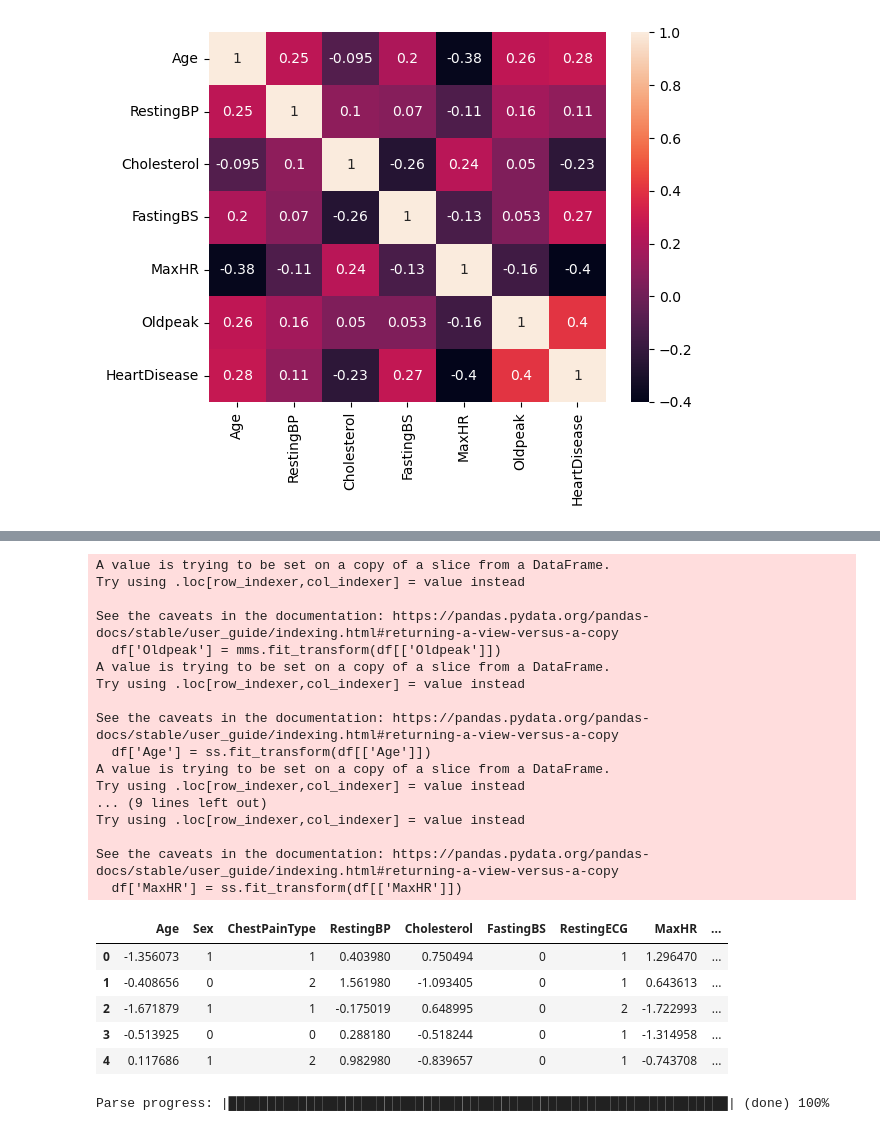
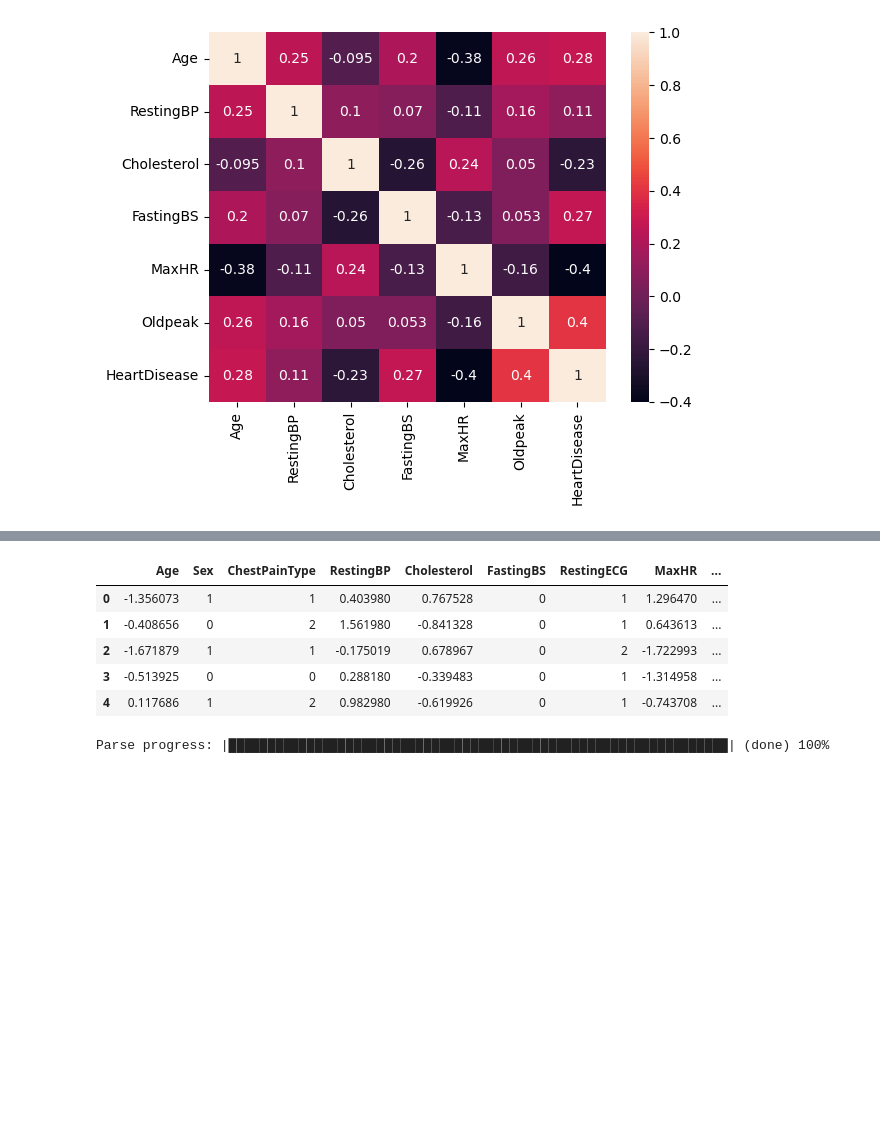
Before and after one commit to harikrishnad1997/BUAN_6337_Predictive_Analysis, a Jupyter notebook: Group project/HeartDiseaseGroupProject.ipynb, the cells around one changed output, grey strips where cells are left out. Drawn from its saved outputs; the diff is of its cells as text; code cells hidden in the pictures; blank space fills up the shorter version.

```diff
--- a/Group project/HeartDiseaseGroupProject.ipynb
+++ b/Group project/HeartDiseaseGroupProject.ipynb
@@ -79,3 +142,19 @@ df.describe().T
 | MaxHR | 918.0 | 136.809368 | 25.460334 | 60.0 | 120.00 | 138.0 | 156.0 | 202.0 |
 | Oldpeak | 918.0 | 0.887364 | 1.066570 | -2.6 | 0.00 | 0.6 | 1.5 | 6.2 |
 | HeartDisease | 918.0 | 0.553377 | 0.497414 | 0.0 | 0.00 | 1.0 | 1.0 | 1.0 |
+# %%
+#cp - chest_pain_type
+df.loc[df['ChestPainType'] == 0, 'ChestPainType'] = 'asymptomatic'
+df.loc[df['ChestPainType'] == 1, 'ChestPainType'] = 'atypical angina'
+df.loc[df['ChestPainType'] == 2, 'ChestPainType'] = 'non-anginal pain'
+df.loc[df['ChestPainType'] == 3, 'ChestPainType'] = 'typical angina'
+
+#restecg - rest_ecg_type
+df.loc[df['RestingECG'] == 0, 'RestingECG'] = 'left ventricular hypertrophy'
+df.loc[df['RestingECG'] == 1, 'RestingECG'] = 'normal'
+df.loc[df['RestingECG'] == 2, 'RestingECG'] = 'ST-T wave abnormality'
+
+#slope - st_slope_type
+df.loc[df['ST_Slope'] == 0, 'ST_Slope'] = 'downsloping'
+df.loc[df['ST_Slope'] == 1, 'ST_Slope'] = 'flat'
+df.loc[df['ST_Slope'] == 2, 'ST_Slope'] = 'upsloping'
@@ -124,4 +250,6 @@ for i in range(len(numerical_features) - 1):
 [figure]
 # %%
 df = df[df.Cholesterol != 0]
+# %%
+df = df[df.Cholesterol != 0]
 # %%
@@ -175,35 +362,19 @@ featureScores.sort_values(by="ANOVA Score")
 # %%
-from sklearn.preprocessing import MinMaxScaler,StandardScaler
+from sklearn.preprocessing import MinMaxScaler,StandardScaler, RobustScaler
 mms = MinMaxScaler() # Normalization
 ss = StandardScaler() # Standardization
+rs = RobustScaler()
 
 df['Oldpeak'] = mms.fit_transform(df[['Oldpeak']])
 df['Age'] = ss.fit_transform(df[['Age']])
 df['RestingBP'] = ss.fit_transform(df[['RestingBP']])
-df['Cholesterol'] = ss.fit_transform(df[['Cholesterol']])
+df['Cholesterol'] = rs.fit_transform(df[['Cholesterol']])
 df['MaxHR'] = ss.fit_transform(df[['MaxHR']])
 df.head()
 # %% [output]
-A value is trying to be set on a copy of a slice from a DataFrame.
-Try using .loc[row_indexer,col_indexer] = value instead
-
-See the caveats in the documentation: https://pandas.pydata.org/pandas-docs/stable/user_guide/indexing.html#returning-a-view-versus-a-copy
-  df['Oldpeak'] = mms.fit_transform(df[['Oldpeak']])
-A value is trying to be set on a copy of a slice from a DataFrame.
-Try using .loc[row_indexer,col_indexer] = value instead
-
-See the caveats in the documentation: https://pandas.pydata.org/pandas-docs/stable/user_guide/indexing.html#returning-a-view-versus-a-copy
-  df['Age'] = ss.fit_transform(df[['Age']])
-A value is trying to be set on a copy of a slice from a DataFrame.
-Try using .loc[row_indexer,col_indexer] = value instead
-... (9 lines left out)
-Try using .loc[row_indexer,col_indexer] = value instead
-
-See the caveats in the documentation: https://pandas.pydata.org/pandas-docs/stable/user_guide/indexing.html#returning-a-view-versus-a-copy
-  df['MaxHR'] = ss.fit_transform(df[['MaxHR']])
 |  | Age | Sex | ChestPainType | RestingBP | Cholesterol | FastingBS | RestingECG | MaxHR | ... |
-| 0 | -1.356073 | 1 | 1 | 0.403980 | 0.750494 | 0 | 1 | 1.296470 | ... |
-| 1 | -0.408656 | 0 | 2 | 1.561980 | -1.093405 | 0 | 1 | 0.643613 | ... |
-| 2 | -1.671879 | 1 | 1 | -0.175019 | 0.648995 | 0 | 2 | -1.722993 | ... |
-| 3 | -0.513925 | 0 | 0 | 0.288180 | -0.518244 | 0 | 1 | -1.314958 | ... |
-| 4 | 0.117686 | 1 | 2 | 0.982980 | -0.839657 | 0 | 1 | -0.743708 | ... |
+| 0 | -1.356073 | 1 | 1 | 0.403980 | 0.767528 | 0 | 1 | 1.296470 | ... |
+| 1 | -0.408656 | 0 | 2 | 1.561980 | -0.841328 | 0 | 1 | 0.643613 | ... |
+| 2 | -1.671879 | 1 | 1 | -0.175019 | 0.678967 | 0 | 2 | -1.722993 | ... |
+| 3 | -0.513925 | 0 | 0 | 0.288180 | -0.339483 | 0 | 1 | -1.314958 | ... |
+| 4 | 0.117686 | 1 | 2 | 0.982980 | -0.619926 | 0 | 1 | -0.743708 | ... |
```
Also changed, not shown: parts of 27 cells of this notebook, 1 other file.
